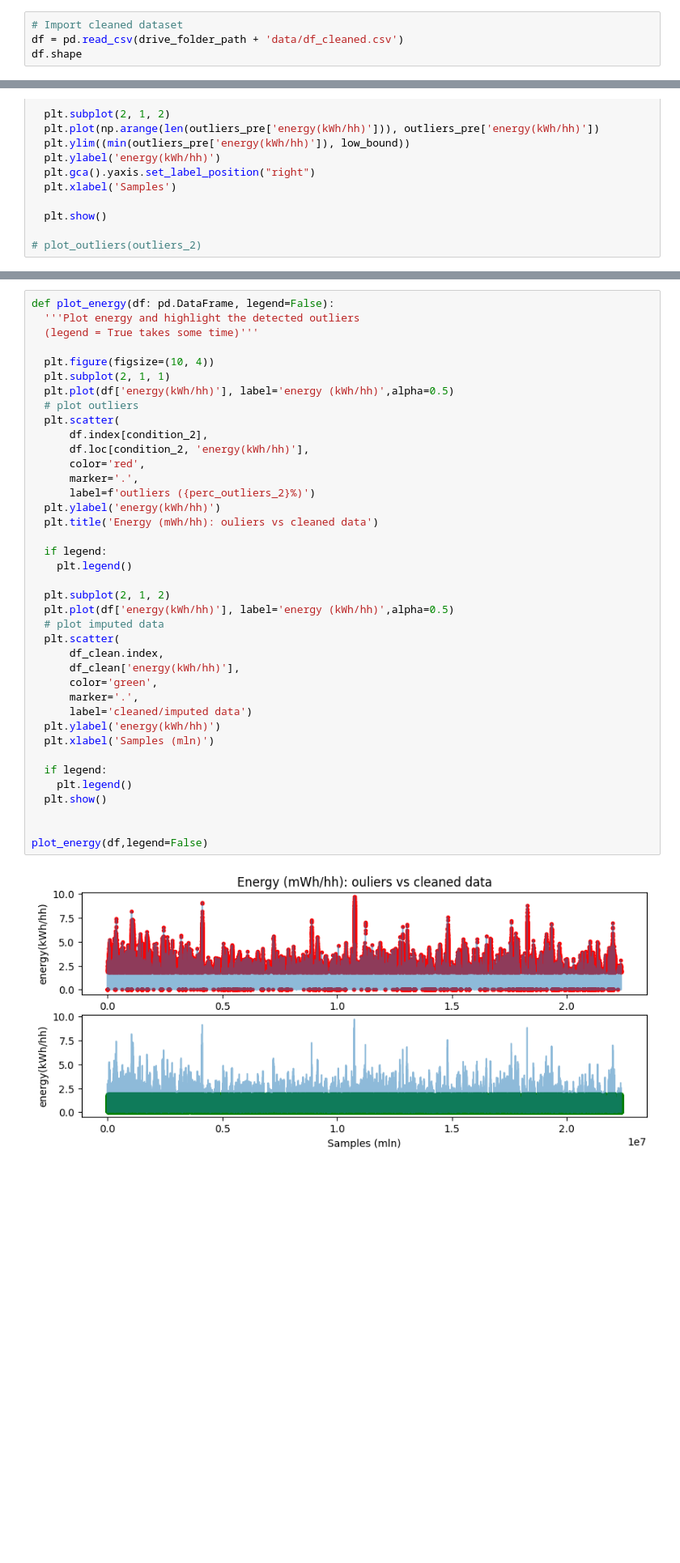
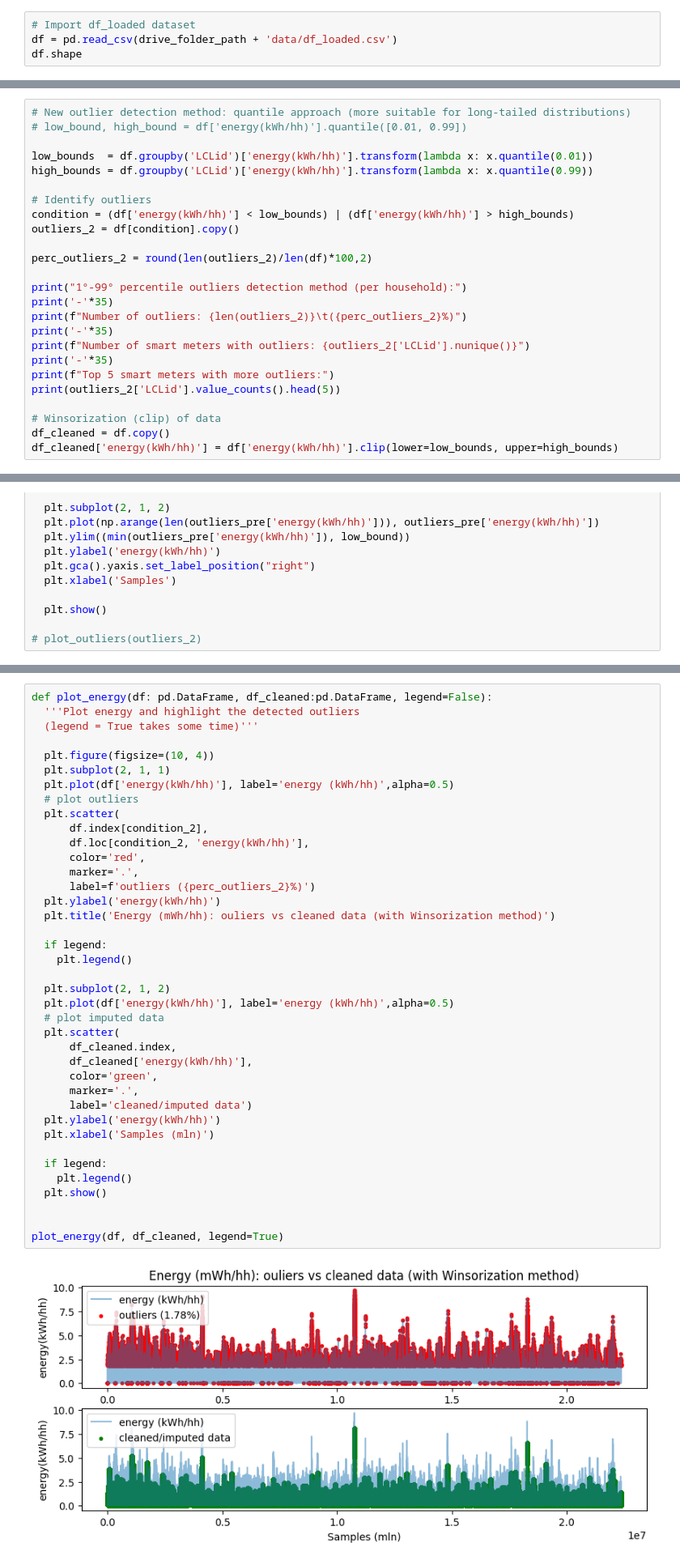
Before and after one commit to samueleborgognoni/kmeans_nn_ILF_london_smart_meters, a Jupyter notebook: 2_data_preparation.ipynb, the cells around one changed output, grey strips where cells are left out. Shown at 81% size. Saved outputs shown, nothing was run; the diff lists cells and outputs as text; blank space fills up the shorter version.

```diff
--- a/2_data_preparation.ipynb
+++ b/2_data_preparation.ipynb
@@ -15,8 +15,8 @@ drive_folder_path = '/content/drive/MyDrive/-Career📚/_UNIVERSITY/__Macchine_e
 # %% [output]
 Drive already mounted at /content/drive; to attempt to forcibly remount, call drive.mount("/content/drive", force_remount=True).
 # %%
-# Import cleaned dataset
-df = pd.read_csv(drive_folder_path + 'data/df_cleaned.csv')
+# Import df_loaded dataset
+df = pd.read_csv(drive_folder_path + 'data/df_loaded.csv')
 df.shape
 # %% [output]
 (22370778, 3)
@@ -191,3 +191,28 @@ MAC002564    18823
 MAC004179    16682
 MAC005406    10774
 Name: count, dtype: int64
+# %%
+# New outlier detection method: quantile approach (more suitable for long-tailed distributions)
+# low_bound, high_bound = df['energy(kWh/hh)'].quantile([0.01, 0.99])
+
+low_bounds  = df.groupby('LCLid')['energy(kWh/hh)'].transform(lambda x: x.quantile(0.01))
+high_bounds = df.groupby('LCLid')['energy(kWh/hh)'].transform(lambda x: x.quantile(0.99))
+
+# Identify outliers
+condition = (df['energy(kWh/hh)'] < low_bounds) | (df['energy(kWh/hh)'] > high_bounds)
+outliers_2 = df[condition].copy()
+
+perc_outliers_2 = round(len(outliers_2)/len(df)*100,2)
+
+print("1°-99° percentile outliers detection method (per household):")
+print('-'*35)
+print(f"Number of outliers: {len(outliers_2)}\t({perc_outliers_2}%)")
+print('-'*35)
+print(f"Number of smart meters with outliers: {outliers_2['LCLid'].nunique()}")
+print('-'*35)
+print(f"Top 5 smart meters with more outliers:")
+print(outliers_2['LCLid'].value_counts().head(5))
+
+# Winsorization (clip) of data
+df_cleaned = df.copy()
+df_cleaned['energy(kWh/hh)'] = df['energy(kWh/hh)'].clip(lower=low_bounds, upper=high_bounds)
@@ -236,5 +277,5 @@ Check Number of NaN energy values (must be > 431778): 431778
 # %%
-def plot_energy(df: pd.DataFrame, legend=False):
+def plot_energy(df: pd.DataFrame, df_cleaned:pd.DataFrame, legend=False):
   '''Plot energy and highlight the detected outliers
   (legend = True takes some time)'''
 
@@ -242,38 +283,38 @@ def plot_energy(df: pd.DataFrame, legend=False):
   plt.subplot(2, 1, 1)
   plt.plot(df['energy(kWh/hh)'], label='energy (kWh/hh)',alpha=0.5)
   # plot outliers
   plt.scatter(
       df.index[condition_2],
       df.loc[condition_2, 'energy(kWh/hh)'],
       color='red',
       marker='.',
       label=f'outliers ({perc_outliers_2}%)')
   plt.ylabel('energy(kWh/hh)')
-  plt.title('Energy (mWh/hh): ouliers vs cleaned data')
+  plt.title('Energy (mWh/hh): ouliers vs cleaned data (with Winsorization method)')
 
   if legend:
     plt.legend()
 
   plt.subplot(2, 1, 2)
   plt.plot(df['energy(kWh/hh)'], label='energy (kWh/hh)',alpha=0.5)
   # plot imputed data
   plt.scatter(
-      df_clean.index,
-      df_clean['energy(kWh/hh)'],
+      df_cleaned.index,
+      df_cleaned['energy(kWh/hh)'],
       color='green',
       marker='.',
       label='cleaned/imputed data')
   plt.ylabel('energy(kWh/hh)')
   plt.xlabel('Samples (mln)')
 
   if legend:
     plt.legend()
   plt.show()
 
 
-plot_energy(df,legend=False)
+plot_energy(df, df_cleaned, legend=True)
 # %% [output]
-[figure, old version]
+[figure, new version]
 # %% [markdown]
 ### Feature extraction
 # %%
```
Also changed, not shown: parts of 3 cells of this notebook.
